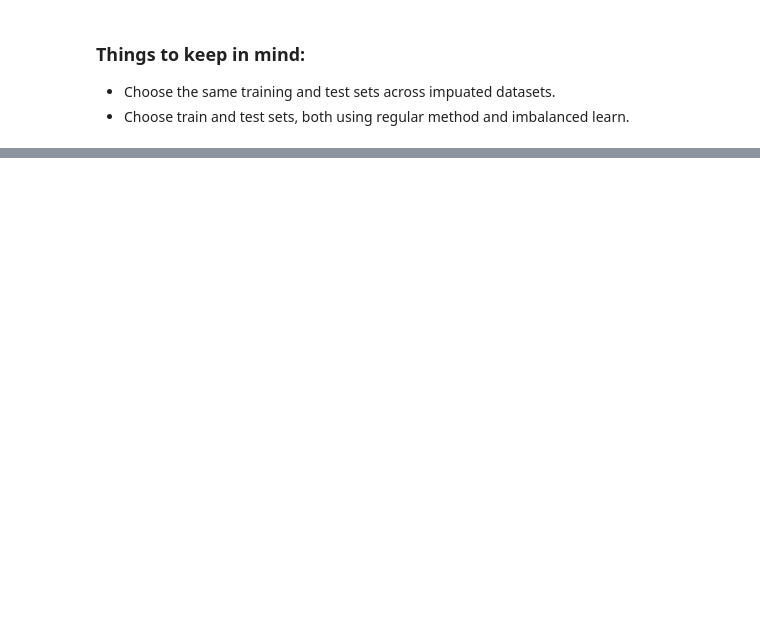
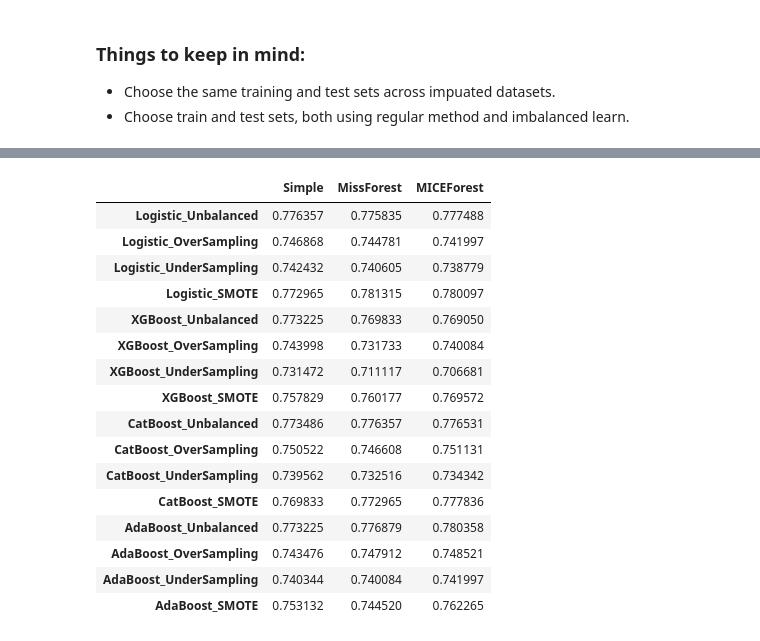
Before and after one commit to SouravSinhas/Job-Change-of-Data-Scientists, a Jupyter notebook: notebooks/DataScientist_Job_Change_Prediction.ipynb, the cells around one changed output, grey strips where cells are left out. Saved outputs shown, nothing was run; the diff lists cells and outputs as text; code cells hidden in the pictures; blank space fills up the shorter version.

```diff
--- a/notebooks/DataScientist_Job_Change_Prediction.ipynb
+++ b/notebooks/DataScientist_Job_Change_Prediction.ipynb
@@ -624,0 +654,16 @@ plt.show()
+# %%
+Xtrain, Xtest, Ytrain, Ytest = train_test_split(imputed_all_scaled[1][1], Data['target'], test_size = 0.2, random_state = seed)
+print(Xtrain.shape, Xtest.shape, Ytrain.shape, Ytest.shape)
+
+catindices = np.where(Xtrain.dtypes != np.float)[0]
+
+model = CatBoostClassifier(
+    custom_loss=['Accuracy'],
+    random_seed=42)
+model.fit(
+    Xtrain, Ytrain,
+    cat_features=catindices,
+    verbose = 0
+#     logging_level='Verbose',  # you can uncomment this for text output
+    #plot=True
+);
@@ -624,0 +864,22 @@ plt.show()
+# %%
+frame = pd.DataFrame(testmetrics[item]).iloc[[0,1,5],:].transpose()
+frame.columns = colnames
+frame
+# %% [output]
+|  | Simple | MissForest | MICEForest |
+| Logistic_Unbalanced | 0.776357 | 0.775835 | 0.777488 |
+| Logistic_OverSampling | 0.746868 | 0.744781 | 0.741997 |
+| Logistic_UnderSampling | 0.742432 | 0.740605 | 0.738779 |
+| Logistic_SMOTE | 0.772965 | 0.781315 | 0.780097 |
+| XGBoost_Unbalanced | 0.773225 | 0.769833 | 0.769050 |
+| XGBoost_OverSampling | 0.743998 | 0.731733 | 0.740084 |
+| XGBoost_UnderSampling | 0.731472 | 0.711117 | 0.706681 |
+| XGBoost_SMOTE | 0.757829 | 0.760177 | 0.769572 |
+| CatBoost_Unbalanced | 0.773486 | 0.776357 | 0.776531 |
+| CatBoost_OverSampling | 0.750522 | 0.746608 | 0.751131 |
+| CatBoost_UnderSampling | 0.739562 | 0.732516 | 0.734342 |
+| CatBoost_SMOTE | 0.769833 | 0.772965 | 0.777836 |
+| AdaBoost_Unbalanced | 0.773225 | 0.776879 | 0.780358 |
+| AdaBoost_OverSampling | 0.743476 | 0.747912 | 0.748521 |
+| AdaBoost_UnderSampling | 0.740344 | 0.740084 | 0.741997 |
+| AdaBoost_SMOTE | 0.753132 | 0.744520 | 0.762265 |
```
Also changed, not shown: parts of 18 cells of this notebook, 15 other files.
